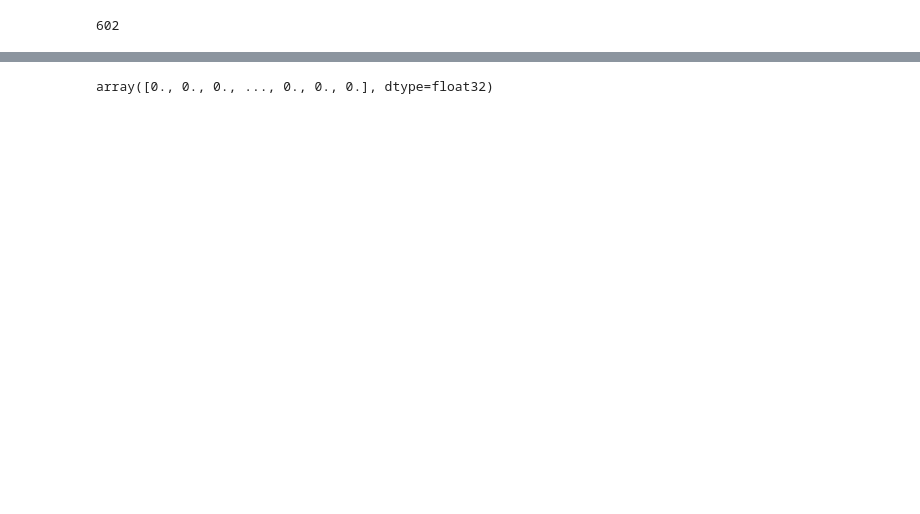
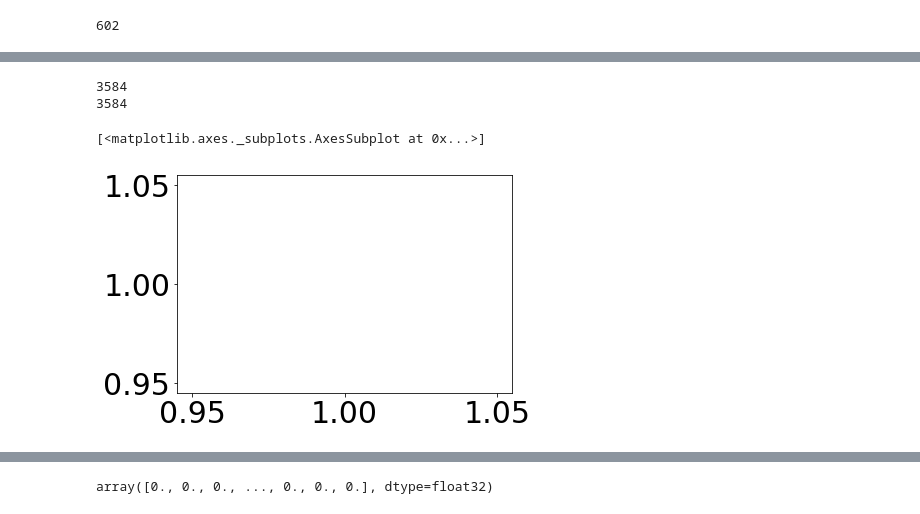
Before and after one commit to computational-imaging/spad_single, a Jupyter notebook: nyuv2/captured/make_method_figure.ipynb, the cells around one changed output, grey strips where cells are left out. Drawn from its saved outputs; the diff is of its cells as text; code cells hidden in the pictures; blank space fills up the shorter version.

```diff
--- a/nyuv2/captured/make_method_figure.ipynb
+++ b/nyuv2/captured/make_method_figure.ipynb
@@ -89,0 +44,14 @@ plt.savefig(os.path.join(scenedir, "T_count.pdf"), bbox_inches="tight")
+# %%
+print(len(bin_values))
+print(len(spad_hists["spad_single_relevant"]))
+# %% [output]
+3584
+3584
+# %%
+fig = plt.figure()
+plt.plot(1, 1)
+ax =fig.axes
+ax
+# %% [output]
+[<matplotlib.axes._subplots.AxesSubplot at 0x...>]
+[figure, added]
```
Also changed, not shown: parts of 3 cells of this notebook, 31 other files.
